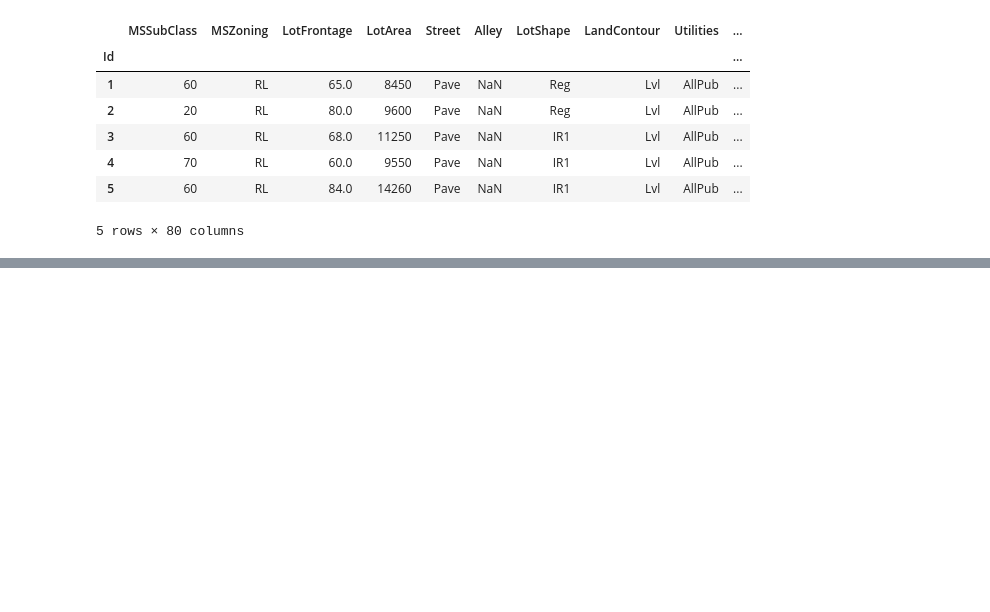
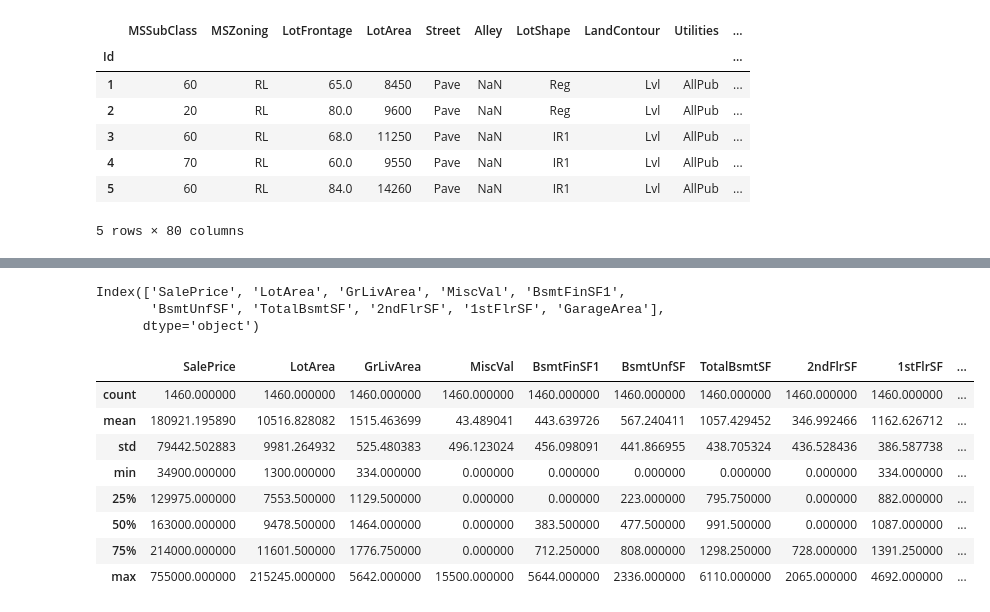
Before and after one commit to Sam50x/ML-from-Scratch, a Jupyter notebook: 1 - Linear Regression/notebook.ipynb, the cells around one changed output, grey strips where cells are left out. Cells and saved outputs as stored; diff of their text form; code cells hidden in the pictures; blank space fills up the shorter version.

```diff
--- a/1 - Linear Regression/notebook.ipynb
+++ b/1 - Linear Regression/notebook.ipynb
@@ -95,0 +131,20 @@ train_df.head()
+# %%
+highest_std = train_df.std(numeric_only=True).sort_values(ascending=False).head(10).index
+
+highest_std
+# %% [output]
+Index(['SalePrice', 'LotArea', 'GrLivArea', 'MiscVal', 'BsmtFinSF1',
+       'BsmtUnfSF', 'TotalBsmtSF', '2ndFlrSF', '1stFlrSF', 'GarageArea'],
+      dtype='object')
+# %%
+train_df[highest_std].describe()
+# %% [output]
+|  | SalePrice | LotArea | GrLivArea | MiscVal | BsmtFinSF1 | BsmtUnfSF | TotalBsmtSF | 2ndFlrSF | 1stFlrSF | ... |
+| count | 1460.000000 | 1460.000000 | 1460.000000 | 1460.000000 | 1460.000000 | 1460.000000 | 1460.000000 | 1460.000000 | 1460.000000 | ... |
+| mean | 180921.195890 | 10516.828082 | 1515.463699 | 43.489041 | 443.639726 | 567.240411 | 1057.429452 | 346.992466 | 1162.626712 | ... |
+| std | 79442.502883 | 9981.264932 | 525.480383 | 496.123024 | 456.098091 | 441.866955 | 438.705324 | 436.528436 | 386.587738 | ... |
+| min | 34900.000000 | 1300.000000 | 334.000000 | 0.000000 | 0.000000 | 0.000000 | 0.000000 | 0.000000 | 334.000000 | ... |
+| 25% | 129975.000000 | 7553.500000 | 1129.500000 | 0.000000 | 0.000000 | 223.000000 | 795.750000 | 0.000000 | 882.000000 | ... |
+| 50% | 163000.000000 | 9478.500000 | 1464.000000 | 0.000000 | 383.500000 | 477.500000 | 991.500000 | 0.000000 | 1087.000000 | ... |
+| 75% | 214000.000000 | 11601.500000 | 1776.750000 | 0.000000 | 712.250000 | 808.000000 | 1298.250000 | 728.000000 | 1391.250000 | ... |
+| max | 755000.000000 | 215245.000000 | 5642.000000 | 15500.000000 | 5644.000000 | 2336.000000 | 6110.000000 | 2065.000000 | 4692.000000 | ... |
```
Also changed, not shown: parts of 10 cells of this notebook.
